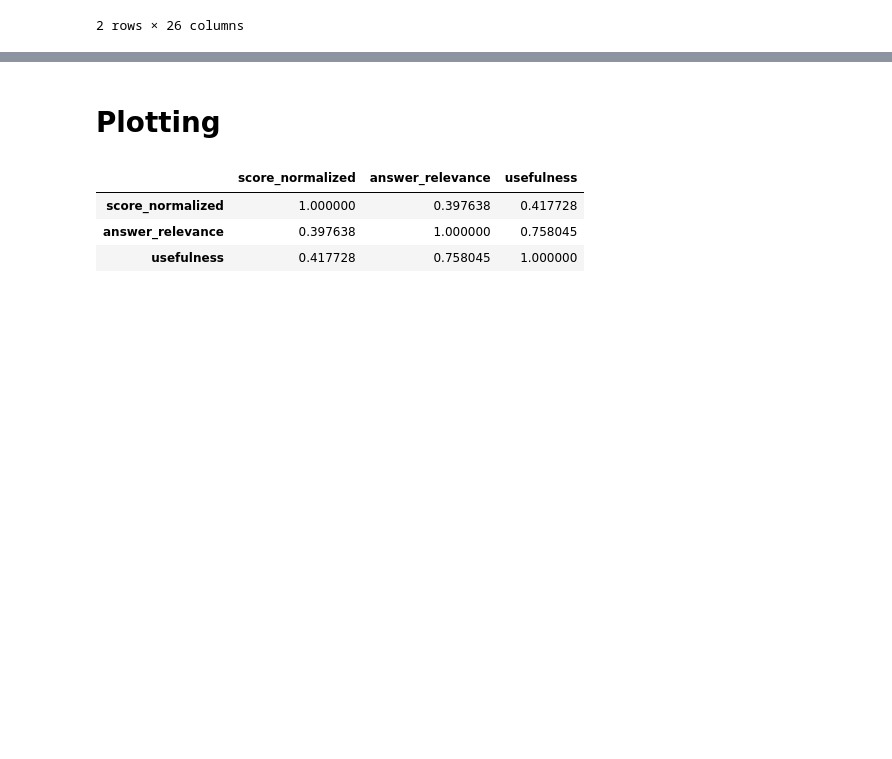
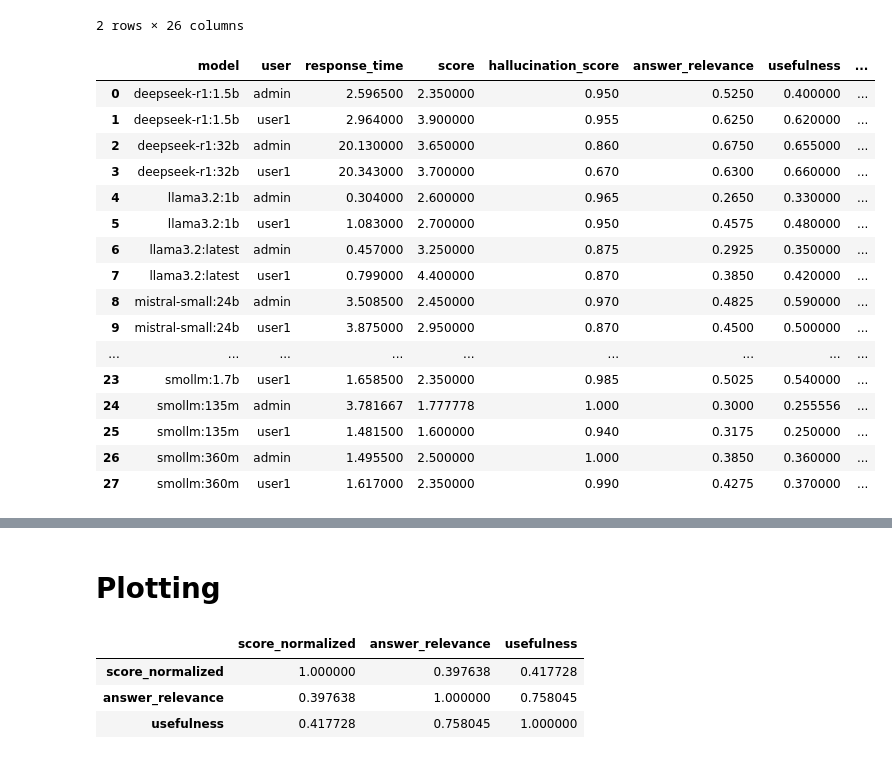
Before and after one commit to maxistaebler/eKNOW_2025, a Jupyter notebook: notebooks/graphrag_response_evaluation_v2.ipynb, the cells around one changed output, grey strips where cells are left out. Drawn from its saved outputs; the diff is of its cells as text; code cells hidden in the pictures; blank space fills up the shorter version.

```diff
--- a/notebooks/graphrag_response_evaluation_v2.ipynb
+++ b/notebooks/graphrag_response_evaluation_v2.ipynb
@@ -323,6 +323,27 @@ final_df_opik.head(2)
 | 0 | smollm:1.7b | KG_ONLY | user1 | Who is Apple's new Chief Financia... | Apple Inc. has announced the appo... | Kevan Parekh | Apple's Board of Directors appoin... | 3.20 | 2419 | ... |
 | 1 | smollm:135m | KG_ONLY | user1 | Who is Apple's new Chief Financia... | Apple has announced that it will ... | Kevan Parekh | Apple's Board of Directors appoin... | 3.01 | 4848 | ... |
 2 rows × 26 columns
+# %%
+access_model_df = final_df_opik[final_df_opik['access'] == 'DOCUMENT_LEVEL'].groupby(['model', 'user'])[['response_time', 'score', 'hallucination_score', 'answer_relevance', 'usefulness', 'context_precision', 'context_recall']].mean().reset_index()
+access_model_df
+# %% [output]
+|  | model | user | response_time | score | hallucination_score | answer_relevance | usefulness | ... |
+| 0 | deepseek-r1:1.5b | admin | 2.596500 | 2.350000 | 0.950 | 0.5250 | 0.400000 | ... |
+| 1 | deepseek-r1:1.5b | user1 | 2.964000 | 3.900000 | 0.955 | 0.6250 | 0.620000 | ... |
+| 2 | deepseek-r1:32b | admin | 20.130000 | 3.650000 | 0.860 | 0.6750 | 0.655000 | ... |
+| 3 | deepseek-r1:32b | user1 | 20.343000 | 3.700000 | 0.670 | 0.6300 | 0.660000 | ... |
+| 4 | llama3.2:1b | admin | 0.304000 | 2.600000 | 0.965 | 0.2650 | 0.330000 | ... |
+| 5 | llama3.2:1b | user1 | 1.083000 | 2.700000 | 0.950 | 0.4575 | 0.480000 | ... |
+| 6 | llama3.2:latest | admin | 0.457000 | 3.250000 | 0.875 | 0.2925 | 0.350000 | ... |
+| 7 | llama3.2:latest | user1 | 0.799000 | 4.400000 | 0.870 | 0.3850 | 0.420000 | ... |
+| 8 | mistral-small:24b | admin | 3.508500 | 2.450000 | 0.970 | 0.4825 | 0.590000 | ... |
+| 9 | mistral-small:24b | user1 | 3.875000 | 2.950000 | 0.870 | 0.4500 | 0.500000 | ... |
+| ... | ... | ... | ... | ... | ... | ... | ... | ... |
+| 23 | smollm:1.7b | user1 | 1.658500 | 2.350000 | 0.985 | 0.5025 | 0.540000 | ... |
+| 24 | smollm:135m | admin | 3.781667 | 1.777778 | 1.000 | 0.3000 | 0.255556 | ... |
+| 25 | smollm:135m | user1 | 1.481500 | 1.600000 | 0.940 | 0.3175 | 0.250000 | ... |
+| 26 | smollm:360m | admin | 1.495500 | 2.500000 | 1.000 | 0.3850 | 0.360000 | ... |
+| 27 | smollm:360m | user1 | 1.617000 | 2.350000 | 0.990 | 0.4275 | 0.370000 | ... |
 # %%
 metric_df = final_df_opik.groupby(['model'])[['response_time', 'score', 'hallucination_score', 'answer_relevance', 'usefulness', 'context_precision', 'context_recall']].mean().reset_index() #.to_csv('./results/model_metrics.csv', index = False)
 metric_df
```
Also changed, not shown: parts of 2 cells of this notebook, 2 other files.
